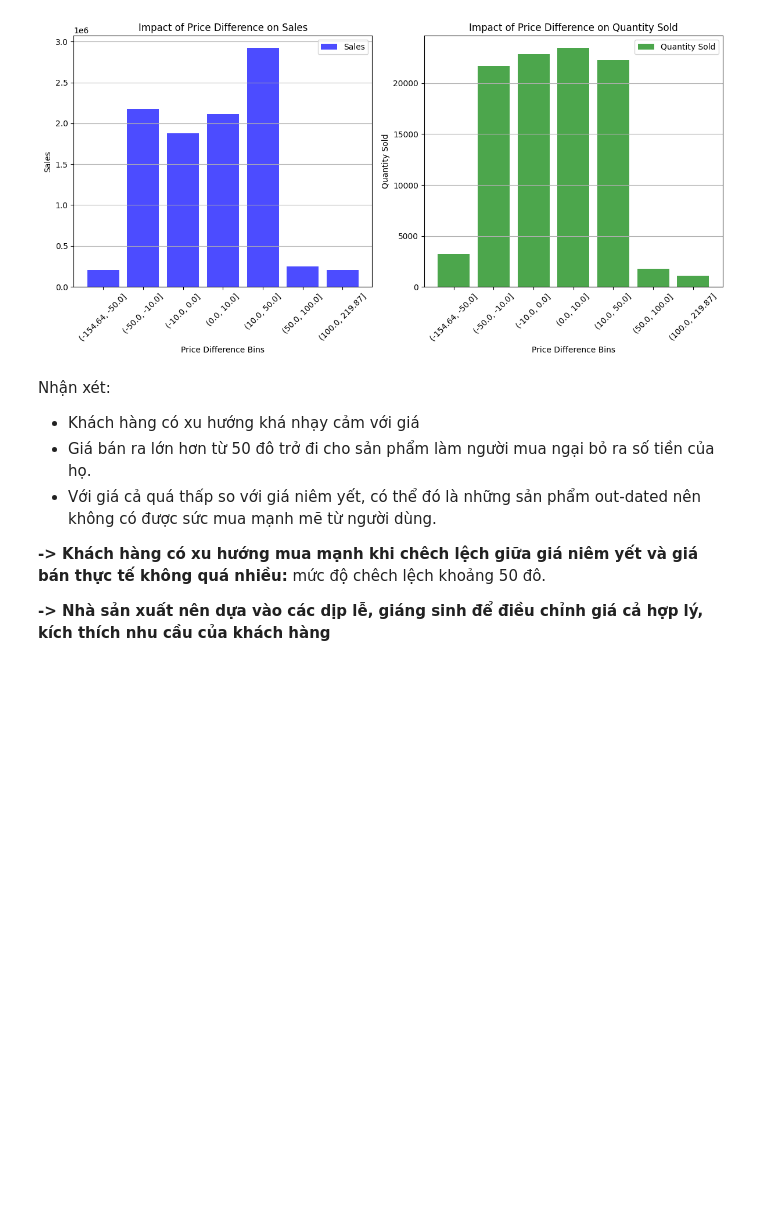
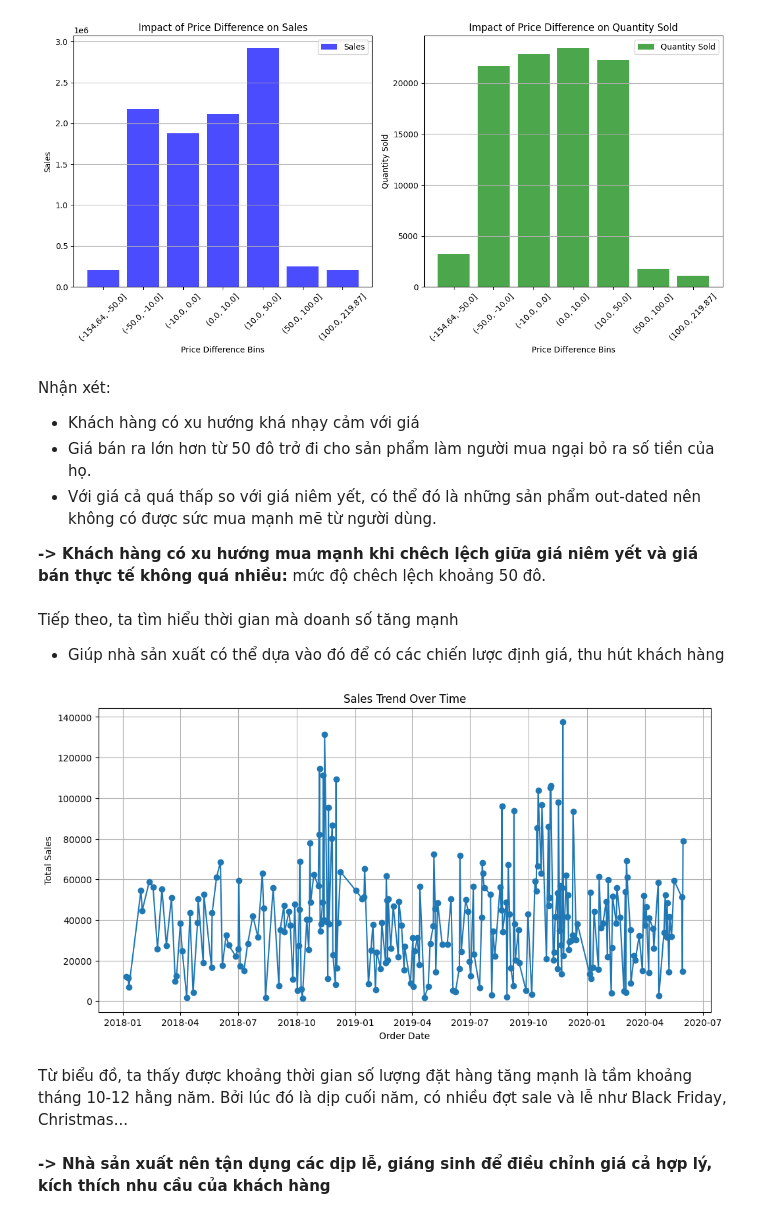
Before and after one commit to fabyanbui/Programming4DS_FinalProject, a Jupyter notebook: notebooks/3.2-eda.ipynb, the cells around one changed output. Cells and saved outputs as stored; diff of their text form; code cells hidden in the pictures; blank space fills up the shorter version.

Commit message:
add trend

```diff
--- a/notebooks/3.2-eda.ipynb
+++ b/notebooks/3.2-eda.ipynb
@@ -86,5 +86,25 @@ Nhận xét:
 - Với giá cả quá thấp so với giá niêm yết, có thể đó là những sản phẩm out-dated nên không có được sức mua mạnh mẽ từ người dùng.
 
 **-> Khách hàng có xu hướng mua mạnh khi chêch lệch giữa giá niêm yết và giá bán thực tế không quá nhiều:** mức độ chêch lệch khoảng 50 đô.
-
-**-> Nhà sản xuất nên dựa vào các dịp lễ, giáng sinh để điều chỉnh giá cả hợp lý, kích thích nhu cầu của khách hàng**
+# %% [markdown]
+Tiếp theo, ta tìm hiểu thời gian mà doanh số tăng mạnh
+- Giúp nhà sản xuất có thể dựa vào đó để có các chiến lược định giá, thu hút khách hàng
+# %%
+
+processed_df['order_date'] = pd.to_datetime(processed_df['order_date'])
+
+sales_by_date = processed_df.groupby('order_date')['sales'].sum()
+
+plt.figure(figsize=(12, 6))
+plt.plot(sales_by_date.index, sales_by_date.values, marker='o', linestyle='-')
+plt.title('Sales Trend Over Time')
+plt.xlabel('Order Date')
+plt.ylabel('Total Sales')
+plt.grid(True)
+plt.show()
+# %% [output]
+[figure, added]
+# %% [markdown]
+Từ biểu đồ, ta thấy được khoảng thời gian số lượng đặt hàng tăng mạnh là tầm khoảng tháng 10-12 hằng năm. Bởi lúc đó là dịp cuối năm, có nhiều đợt sale và lễ như Black Friday, Christmas...
+# %% [markdown]
+**-> Nhà sản xuất nên tận dụng các dịp lễ, giáng sinh để điều chỉnh giá cả hợp lý, kích thích nhu cầu của khách hàng**
```
